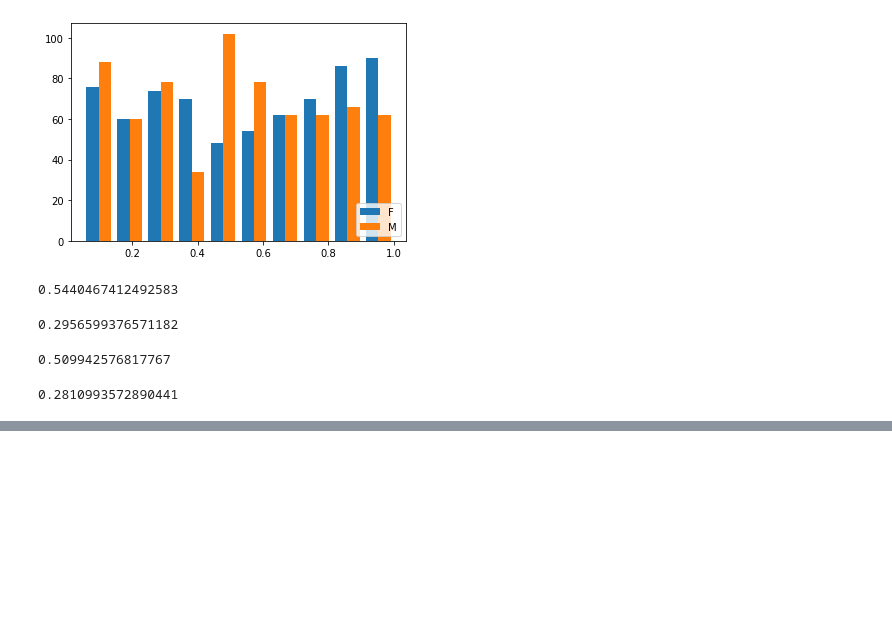
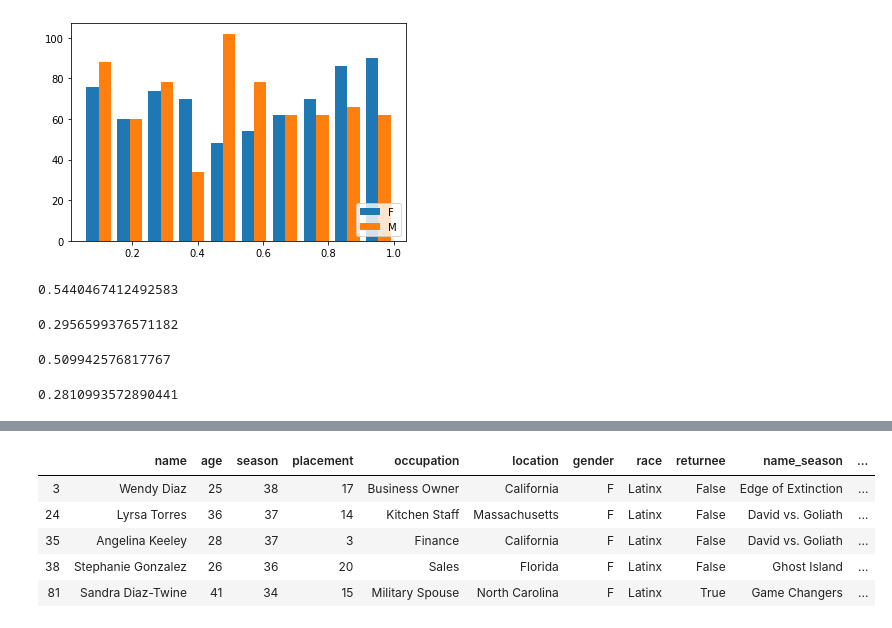
Before and after one commit to kayschulz/survivor_analysis, a Jupyter notebook: exploratory_analysis.ipynb, the cells around one changed output, grey strips where cells are left out. Saved outputs shown, nothing was run; the diff lists cells and outputs as text; code cells hidden in the pictures; blank space fills up the shorter version.

```diff
--- a/exploratory_analysis.ipynb
+++ b/exploratory_analysis.ipynb
@@ -541,0 +562,10 @@ From the combined histogram we can see that neither gender is normally distribut
+# %%
+latinxs = players_with_season.loc[players_with_season['race']=='Latinx']
+latinxs.head()
+# %% [output]
+|  | name | age | season | placement | occupation | location | gender | race | returnee | name_season | ... |
+| 3 | Wendy Diaz | 25 | 38 | 17 | Business Owner | California | F | Latinx | False | Edge of Extinction | ... |
+| 24 | Lyrsa Torres | 36 | 37 | 14 | Kitchen Staff | Massachusetts | F | Latinx | False | David vs. Goliath | ... |
+| 35 | Angelina Keeley | 28 | 37 | 3 | Finance | California | F | Latinx | False | David vs. Goliath | ... |
+| 38 | Stephanie Gonzalez | 26 | 36 | 20 | Sales | Florida | F | Latinx | False | Ghost Island | ... |
+| 81 | Sandra Diaz-Twine | 41 | 34 | 15 | Military Spouse | North Carolina | F | Latinx | True | Game Changers | ... |
```
Also changed, not shown: parts of 14 cells of this notebook.
